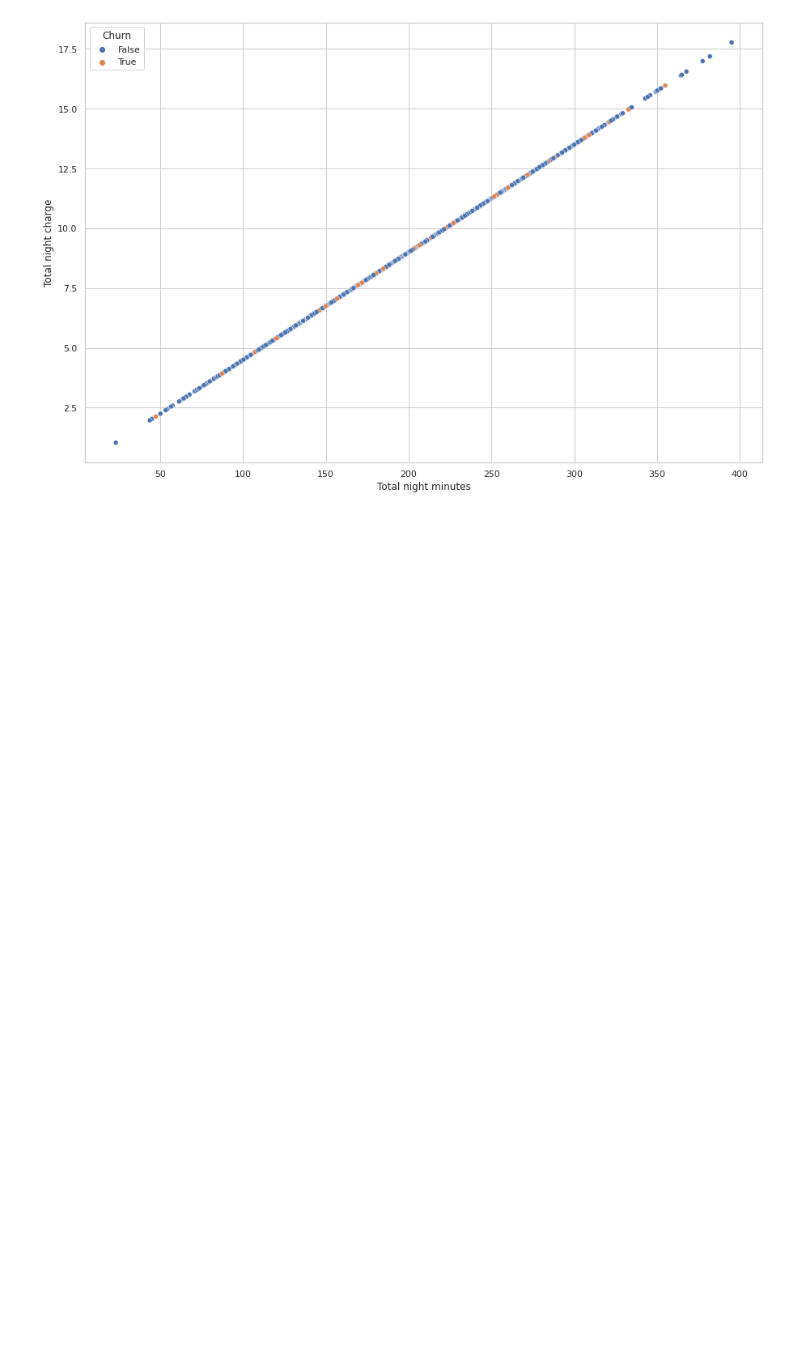
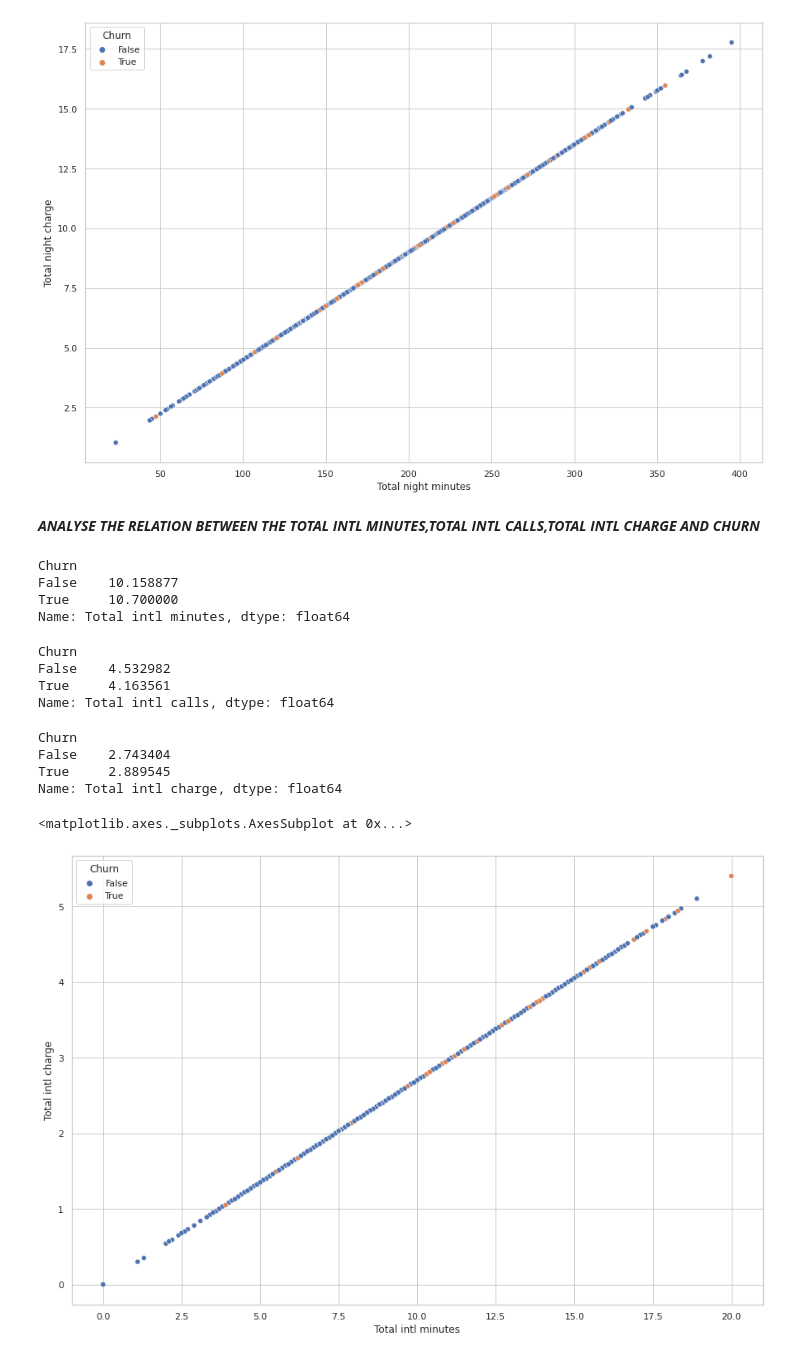
Before and after one commit to m123m12/Telecom-Churn-Analysis, a Jupyter notebook: Copy_of_Telecom_Churn_Analysis_Capstone_Project.ipynb, the cells around one changed output. Cells and saved outputs as stored; diff of their text form; code cells hidden in the pictures; blank space fills up the shorter version.

```diff
--- a/Copy_of_Telecom_Churn_Analysis_Capstone_Project.ipynb
+++ b/Copy_of_Telecom_Churn_Analysis_Capstone_Project.ipynb
@@ -581,3 +581,35 @@ sns.scatterplot(x="Total night minutes",y="Total night charge",hue="Churn",data=
 # %% [output]
 <matplotlib.axes._subplots.AxesSubplot at 0x...>
 [figure]
+# %% [markdown]
+***ANALYSE THE RELATION BETWEEN THE TOTAL INTL MINUTES,TOTAL INTL CALLS,TOTAL INTL CHARGE AND CHURN***
+# %%
+#what is the average time taken by the churned customers during international calls?
+telecom_data.groupby(["Churn"])["Total intl minutes"].mean()
+# %% [output]
+Churn
+False    10.158877
+True     10.700000
+Name: Total intl minutes, dtype: float64
+# %%
+#How many average intl calls done by the churned customers?
+telecom_data.groupby(["Churn"])["Total intl calls"].mean()
+# %% [output]
+Churn
+False    4.532982
+True     4.163561
+Name: Total intl calls, dtype: float64
+# %%
+#check the average intl charges of churned customers?
+telecom_data.groupby(["Churn"])['Total intl charge'].mean()
+# %% [output]
+Churn
+False    2.743404
+True     2.889545
+Name: Total intl charge, dtype: float64
+# %%
+#show the relation between the total intl minutes,total intl charge and churn by using scatterplot?
+sns.scatterplot(x="Total intl minutes",y='Total intl charge',hue="Churn",data=telecom_data)
+# %% [output]
+<matplotlib.axes._subplots.AxesSubplot at 0x...>
+[figure, added]
```
